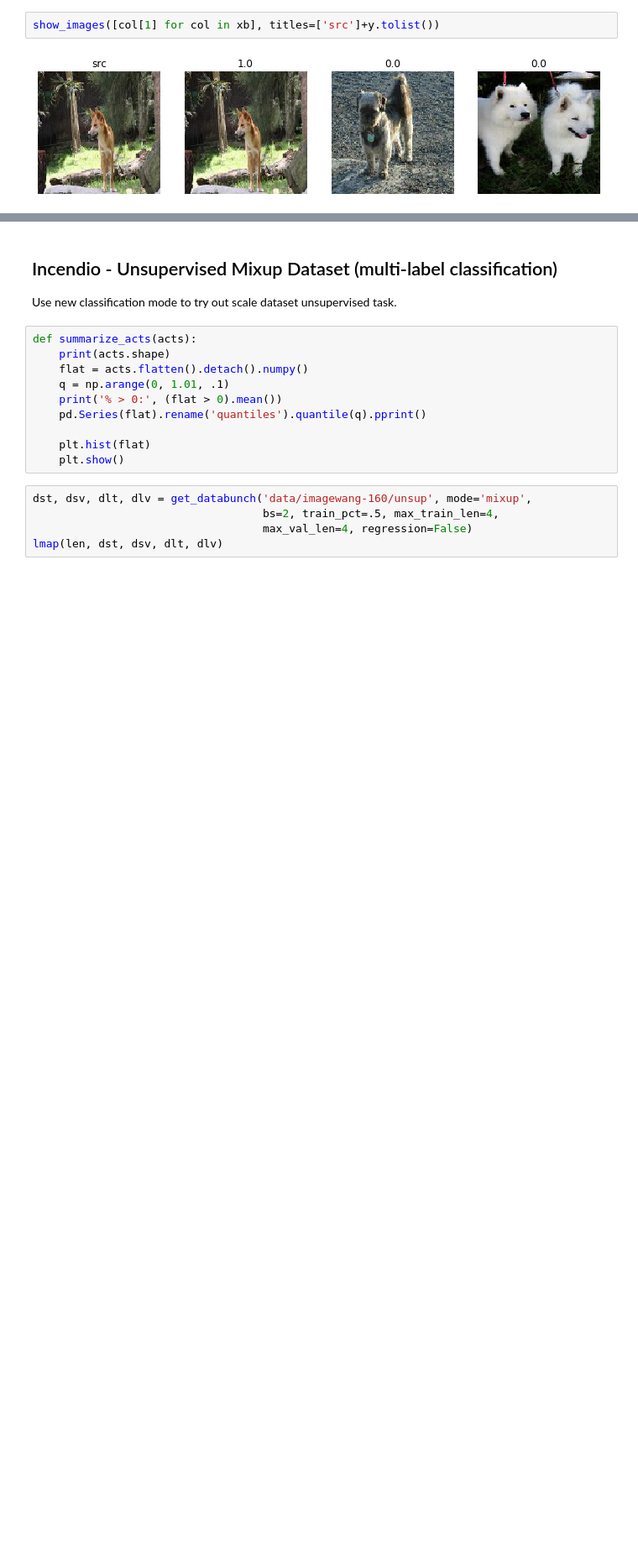
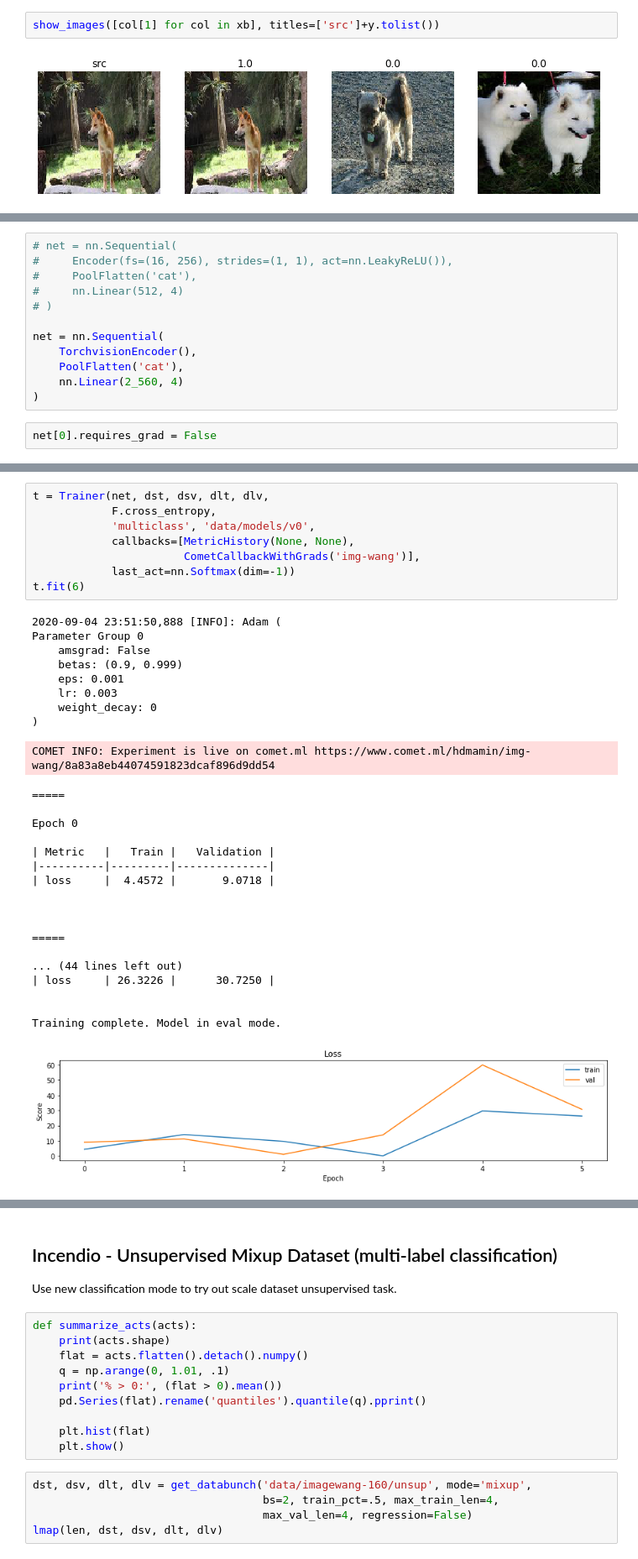
Before and after one commit to hdmamin/self-supervised-vision-exp, a Jupyter notebook: notebooks/nb03-lightning-first-test.ipynb, the cells around one changed output, grey strips where cells are left out. Shown at 84% size. Cells and saved outputs as stored; diff of their text form; blank space fills up the shorter version.

```diff
--- a/notebooks/nb03-lightning-first-test.ipynb
+++ b/notebooks/nb03-lightning-first-test.ipynb
@@ -1045,0 +1068,14 @@ show_images([col[1] for col in xb], titles=['src']+y.tolist())
+# %%
+# net = nn.Sequential(
+#     Encoder(fs=(16, 256), strides=(1, 1), act=nn.LeakyReLU()),
+#     PoolFlatten('cat'),
+#     nn.Linear(512, 4)
+# )
+
+net = nn.Sequential(
+    TorchvisionEncoder(),
+    PoolFlatten('cat'),
+    nn.Linear(2_560, 4)
+)
+# %%
+net[0].requires_grad = False
@@ -1045,0 +1086,36 @@ show_images([col[1] for col in xb], titles=['src']+y.tolist())
+# %%
+t = Trainer(net, dst, dsv, dlt, dlv,
+            F.cross_entropy,
+            'multiclass', 'data/models/v0',
+            callbacks=[MetricHistory(None, None),
+                       CometCallbackWithGrads('img-wang')],
+            last_act=nn.Softmax(dim=-1))
+t.fit(6)
+# %% [output]
+2020-09-04 23:51:50,888 [INFO]: Adam (
+Parameter Group 0
+    amsgrad: False
+    betas: (0.9, 0.999)
+    eps: 0.001
+    lr: 0.003
+    weight_decay: 0
+)
+COMET INFO: Experiment is live on comet.ml https://www.comet.ml/hdmamin/img-wang/8a83a8eb44074591823dcaf896d9dd54
+=====
+
+Epoch 0
+
+| Metric   |   Train |   Validation |
+|----------|---------|--------------|
+| loss     |  4.4572 |       9.0718 |
+
+
+
+=====
+
+... (44 lines left out)
+| loss     | 26.3226 |      30.7250 |
+
+
+Training complete. Model in eval mode.
+[figure, added]
```
Also changed, not shown: parts of 20 cells of this notebook, 2 other files.
